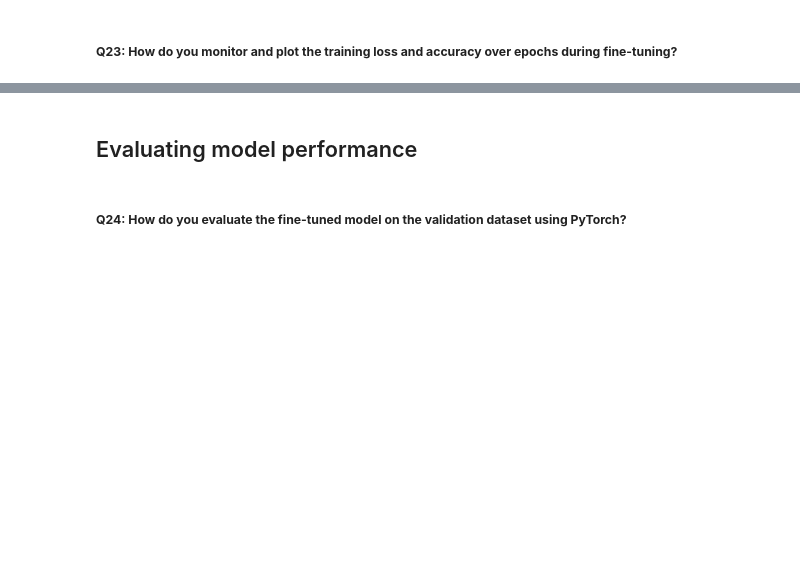
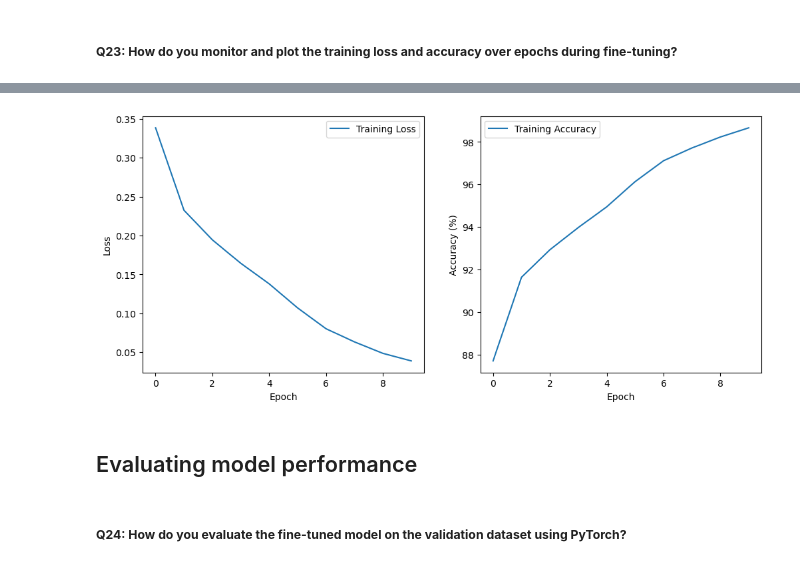
Before and after one commit to fellmir/pyTorchBasis, a Jupyter notebook: 01-intermediate-projects/12_fine_tuning_pretrained_model.ipynb, the cells around one changed output, grey strips where cells are left out. Drawn from its saved outputs; the diff is of its cells as text; code cells hidden in the pictures; blank space fills up the shorter version.

```diff
--- a/01-intermediate-projects/12_fine_tuning_pretrained_model.ipynb
+++ b/01-intermediate-projects/12_fine_tuning_pretrained_model.ipynb
@@ -125,4 +193,7 @@ While fine-tuning is effective, it also presents challenges:
 # %% [markdown]
 ##### **Q11: How do you modify the final fully connected layer of a pretrained model to match the number of classes in your dataset?**
+# %%
+model.fc = nn.Linear(in_features=model.fc.in_features, out_features=10)  # 10 classes for Fashion-MNIST
+model = model.to(device)
 # %% [markdown]
 ##### **Q12: How do you print out the total number of trainable parameters in the pretrained model?**
@@ -146,7 +278,11 @@ While fine-tuning is effective, it also presents challenges:
 ## Training the model
 # %% [markdown]
 ##### **Q19: How do you define the loss function (e.g., CrossEntropyLoss) for training the fine-tuned model?**
+# %%
+criterion = nn.CrossEntropyLoss()  # Cross entropy loss for classification
 # %% [markdown]
 ##### **Q20: How do you configure the optimizer (e.g., Adam or SGD) to update the model's parameters during training?**
+# %%
+optimizer = optim.Adam(model.parameters(), lr=0.001)  # Adam optimizer with learning rate 0.001
 # %% [markdown]
 ##### **Q21: How do you implement a training loop that performs forward pass, loss calculation, and backpropagation for fine-tuning the model?**
@@ -155,2 +318,17 @@ While fine-tuning is effective, it also presents challenges:
 # %% [markdown]
 ##### **Q23: How do you monitor and plot the training loss and accuracy over epochs during fine-tuning?**
+# %%
+import matplotlib.pyplot as plt
+
+train_losses = []
+train_accuracies = []
+x = 2  # Customize the frequency of showing metrics (e.g., every 2 epochs)
+num_epochs = 10
+
+for epoch in range(1, num_epochs + 1):  # Start epoch count from 1
+    train_loss, train_accuracy = train(model, train_loader, criterion, optimizer, device)
+    train_losses.append(train_loss)
+    train_accuracies.append(train_accuracy)
+
+    if epoch % x == 0:
+        print(f'Epoch {epoch}/{num_epochs}, Loss: {train_loss:.4f}, Accuracy: {train_accuracy:.2f}%')
@@ -157,3 +341,21 @@ While fine-tuning is effective, it also presents challenges:
+# %%
+plt.figure(figsize=(12, 5))
+
+plt.subplot(1, 2, 1)
+plt.plot(train_losses, label='Training Loss')
+plt.xlabel('Epoch')
+plt.ylabel('Loss')
+plt.legend()
+
+plt.subplot(1, 2, 2)
+plt.plot(train_accuracies, label='Training Accuracy')
+plt.xlabel('Epoch')
+plt.ylabel('Accuracy (%)')
+plt.legend()
+
+plt.show()
+# %% [output]
+[figure, added]
 # %% [markdown]
 ## Evaluating model performance
 # %% [markdown]
```
Also changed, not shown: parts of 38 cells of this notebook, 1 other file.
